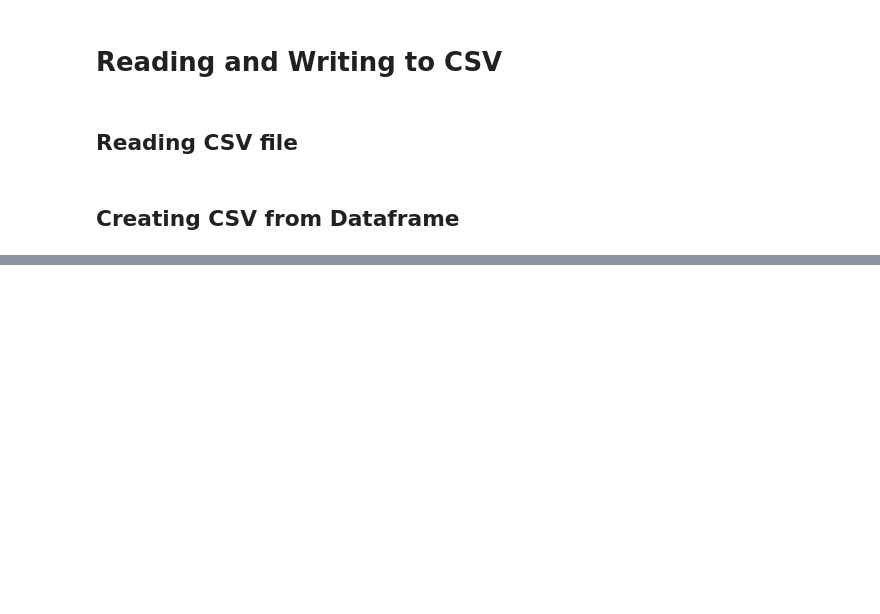
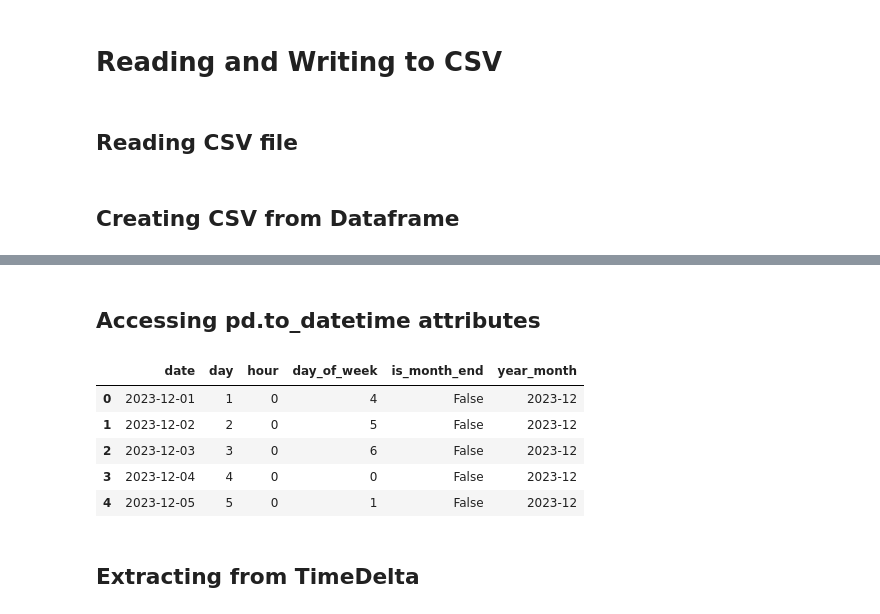
Before and after one commit to shant-kolekar/dataAnalyticsEssentialModules, a Jupyter notebook: pandas.ipynb, the cells around one changed output, grey strips where cells are left out. Drawn from its saved outputs; the diff is of its cells as text; code cells hidden in the pictures; blank space fills up the shorter version.

```diff
--- a/pandas.ipynb
+++ b/pandas.ipynb
@@ -924,0 +974,3 @@ df.to_csv('wine_dataset.csv')
+# %%
+df['LAG'] = df['alcohol'].shift(1)
+df['LAG'].head()
@@ -924,0 +987,3 @@ df.to_csv('wine_dataset.csv')
+# %%
+df['LEAD'] = df['alcohol'].shift(-1)
+df['LEAD'].head()
@@ -924,0 +1079,7 @@ df.to_csv('wine_dataset.csv')
+# %%
+# Generate datetime values with a fixed gap
+df['date'] = pd.date_range(start="2023-12-01", periods=len(df), freq=f'1D')
+
+df['date'] = pd.to_datetime(df.date)
+
+df.date.head()
@@ -924,0 +1094,39 @@ df.to_csv('wine_dataset.csv')
+# %% [markdown]
+## Accessing pd.to_datetime attributes
+# %%
+# Extract different attributes
+df['date_'] = df['date'].dt.date
+
+df['year'] = df['date'].dt.year
+
+df['month'] = df['date'].dt.month
+
+df['day'] = df['date'].dt.day
+
+df['hour'] = df['date'].dt.hour
+
+df['minute'] = df['date'].dt.minute
+
+df['second'] = df['date'].dt.second
+
+df['day_of_week'] = df['date'].dt.dayofweek
+
+df['day_name'] = df['date'].dt.day_name()
+
+df['is_month_end'] = df['date'].dt.is_month_end
+
+df['is_year_start'] = df['date'].dt.is_year_start
+
+# shows date till specified period
+df['year_month'] = df['date'].dt.to_period("M")
+# %%
+df[['date', 'day', 'hour', 'day_of_week', 'is_month_end', 'year_month']].head()
+# %% [output]
+|  | date | day | hour | day_of_week | is_month_end | year_month |
+| 0 | 2023-12-01 | 1 | 0 | 4 | False | 2023-12 |
+| 1 | 2023-12-02 | 2 | 0 | 5 | False | 2023-12 |
+| 2 | 2023-12-03 | 3 | 0 | 6 | False | 2023-12 |
+| 3 | 2023-12-04 | 4 | 0 | 0 | False | 2023-12 |
+| 4 | 2023-12-05 | 5 | 0 | 1 | False | 2023-12 |
+# %% [markdown]
+## Extracting from TimeDelta
```
Also changed, not shown: parts of 34 cells of this notebook.
